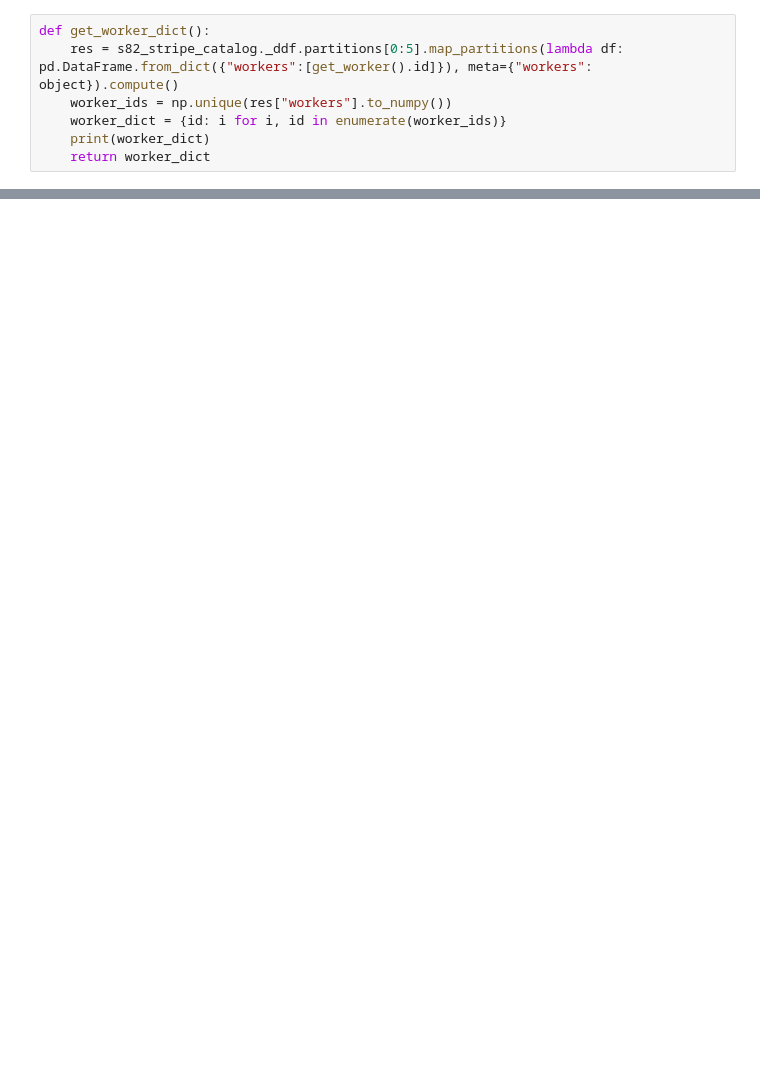
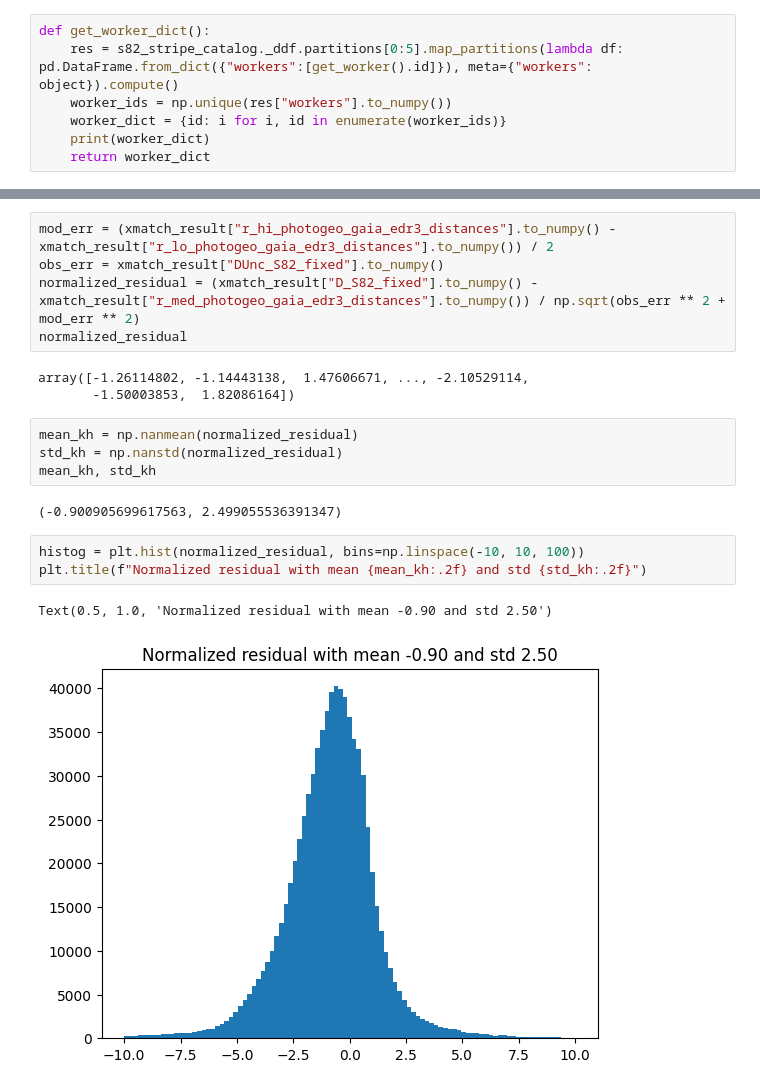
Before and after one commit to labastro-rbi/photoD, a Jupyter notebook: docs/pre_executed/run_with_lsdb.ipynb, the cells around one changed output, grey strips where cells are left out. Saved outputs shown, nothing was run; the diff lists cells and outputs as text; blank space fills up the shorter version.

```diff
--- a/docs/pre_executed/run_with_lsdb.ipynb
+++ b/docs/pre_executed/run_with_lsdb.ipynb
@@ -118,0 +152,20 @@ See also https://docs.dask.org/en/stable/best-practices.html#load-data-with-dask
+# %%
+mod_err = (xmatch_result["r_hi_photogeo_gaia_edr3_distances"].to_numpy() - xmatch_result["r_lo_photogeo_gaia_edr3_distances"].to_numpy()) / 2
+obs_err = xmatch_result["DUnc_S82_fixed"].to_numpy()
+normalized_residual = (xmatch_result["D_S82_fixed"].to_numpy() - xmatch_result["r_med_photogeo_gaia_edr3_distances"].to_numpy()) / np.sqrt(obs_err ** 2 + mod_err ** 2)
+normalized_residual
+# %% [output]
+array([-1.26114802, -1.14443138,  1.47606671, ..., -2.10529114,
+       -1.50003853,  1.82086164])
+# %%
+mean_kh = np.nanmean(normalized_residual)
+std_kh = np.nanstd(normalized_residual)
+mean_kh, std_kh
+# %% [output]
+(-0.900905699617563, 2.499055536391347)
+# %%
+histog = plt.hist(normalized_residual, bins=np.linspace(-10, 10, 100))
+plt.title(f"Normalized residual with mean {mean_kh:.2f} and std {std_kh:.2f}")
+# %% [output]
+Text(0.5, 1.0, 'Normalized residual with mean -0.90 and std 2.50')
+[figure, added]
```
Also changed, not shown: parts of 7 cells of this notebook.
